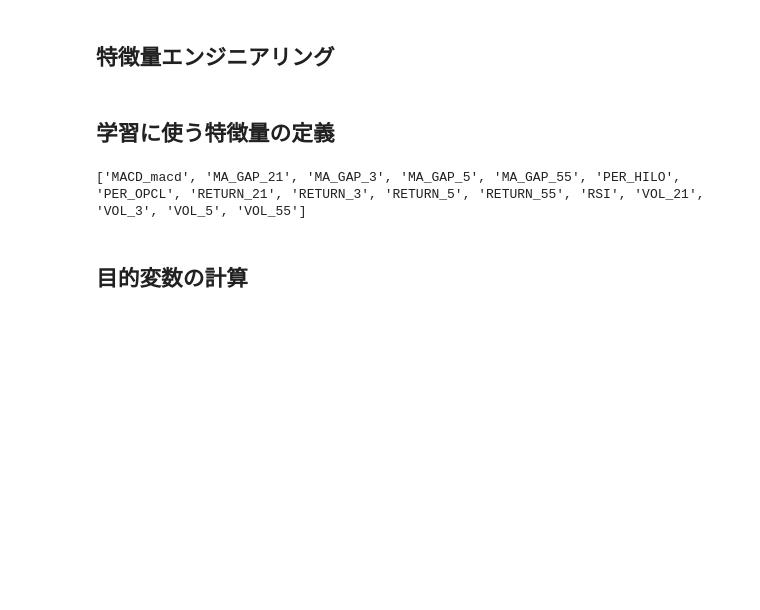
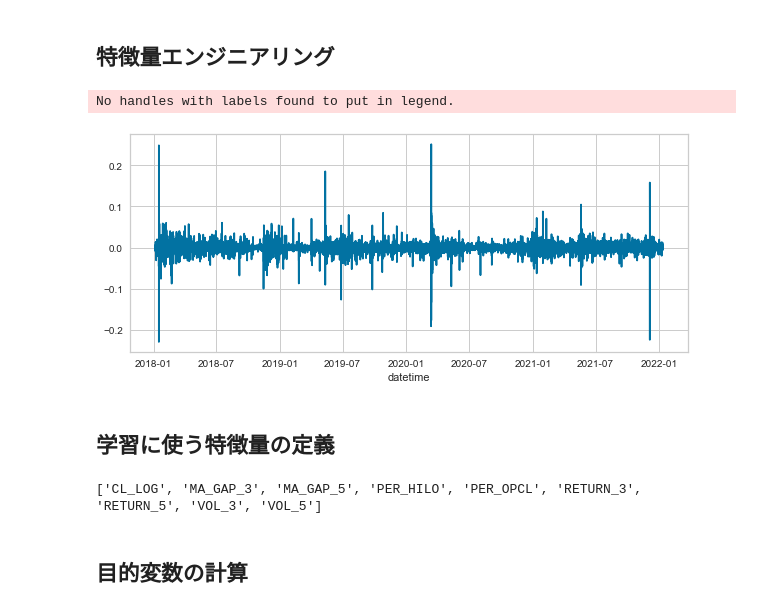
Before and after one commit to yydevelop/bot, a Jupyter notebook: bitflyerbot/tutorial-bitflyer.ipynb, the cells around one changed output. Cells and saved outputs as stored; diff of their text form; code cells hidden in the pictures; blank space fills up the shorter version.

```diff
--- a/bitflyerbot/tutorial-bitflyer.ipynb
+++ b/bitflyerbot/tutorial-bitflyer.ipynb
@@ -224,38 +191,50 @@ def calc_features(df):
         if period !=1:
             col = 'VOL_{}'.format(period)
             df[col] = \
                 np.log(df['cl']).diff().rolling(period).std()
 
         col = 'MA_GAP_{}'.format(period)
         df[col] = \
             df['cl'] / (df['cl'].rolling(period).mean())
 
     df['hilo'] = df['hi'] - df['lo']
     df['PER_HILO'] = df['hilo'] / (hilo+1)
     df['opcl'] = df['op'] - df['cl']
     df['PER_OPCL'] = df['opcl'] / (hilo+1)
+    df['CL_LOG'] = np.log(df['cl']).diff()
 
     # df['LOG_OPCL'] = df['opcl'].apply(np.log)
 
     return df
 
 df = pd.read_pickle('df_bf_fx_ohlcv_with_fee.pkl')
 df = df.dropna()
 df = calc_features(df)
 
 # df['opcl'].hist(alpha=0.3, label='買い')
 # df['LOG_OPCL'].hist(alpha=0.3, label='売り')
 # plt.title('エグジットまでの時間分布',fontname="Meiryo")
 # plt.legend( prop={"family":"Meiryo"})
 # plt.show()
 
+# プロット
+fig, ax = plt.subplots(figsize=(10, 4))
+# ax.plot(df['cl'])
+ax.plot(df['CL_LOG'])
+ax.set_xlabel('datetime')
+ax.grid(True)
+ax.legend()
+plt.show()
 
 df.to_pickle('df_bf_fx_features.pkl')
+# %% [output]
+No handles with labels found to put in legend.
+[figure, added]
 # %% [markdown]
 ## 学習に使う特徴量の定義
 # %%
 features = sorted([
-    #  'ADX',
+#      'ADX',
 #     'ADXR',
 #     'APO',
 #     'AROON_aroondown',
@@ -269,7 +248,7 @@ features = sorted([
 #     'MFI',
 # #     'MINUS_DI',
 # #     'MINUS_DM',
-    # 'MOM',
+#     'MOM',
 # #     'PLUS_DI',
 # #     'PLUS_DM',
 #     'RSI',
@@ -305,27 +284,30 @@ features = sorted([
 #     'TEMA',
 #     'TRIMA',
 #     'WMA',
-    'MACD_macd',
-    'RSI',
+    # 'MACD_macd',
+    # 'RSI',
+    # 'ATR',
+    # 'volume',
     'VOL_3',
     'RETURN_3',
     'MA_GAP_3',
     'VOL_5',
     'RETURN_5',
     'MA_GAP_5',
-    'VOL_21',
-    'RETURN_21',
-    'MA_GAP_21',
-    'VOL_55',
-    'RETURN_55',
-    'MA_GAP_55',
+    # 'VOL_21',
+    # 'RETURN_21',
+    # 'MA_GAP_21',
+    # 'VOL_55',
+    # 'RETURN_55',
+    # 'MA_GAP_55',
     'PER_OPCL',
     'PER_HILO',
+    'CL_LOG',
 ])
 
 print(features)
 # %% [output]
-['MACD_macd', 'MA_GAP_21', 'MA_GAP_3', 'MA_GAP_5', 'MA_GAP_55', 'PER_HILO', 'PER_OPCL', 'RETURN_21', 'RETURN_3', 'RETURN_5', 'RETURN_55', 'RSI', 'VOL_21', 'VOL_3', 'VOL_5', 'VOL_55']
+['CL_LOG', 'MA_GAP_3', 'MA_GAP_5', 'PER_HILO', 'PER_OPCL', 'RETURN_3', 'RETURN_5', 'VOL_3', 'VOL_5']
 # %% [markdown]
 ## 目的変数の計算
 # %%
```
Also changed, not shown: parts of 12 cells of this notebook, 6 other files.
